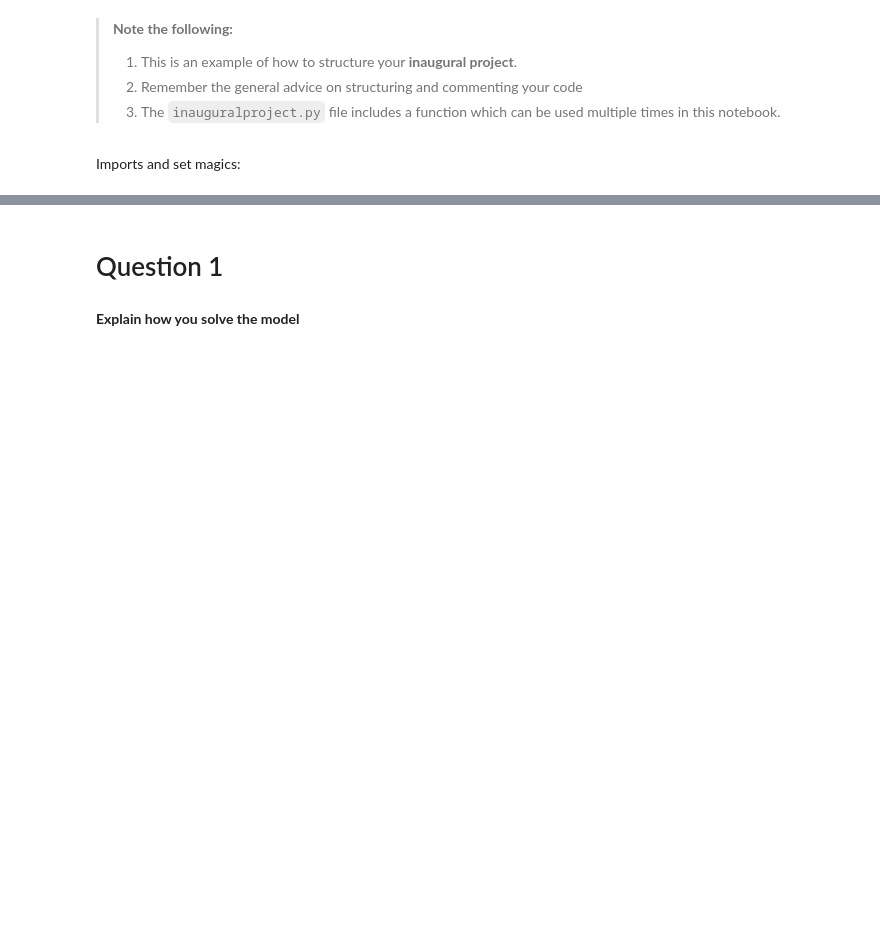
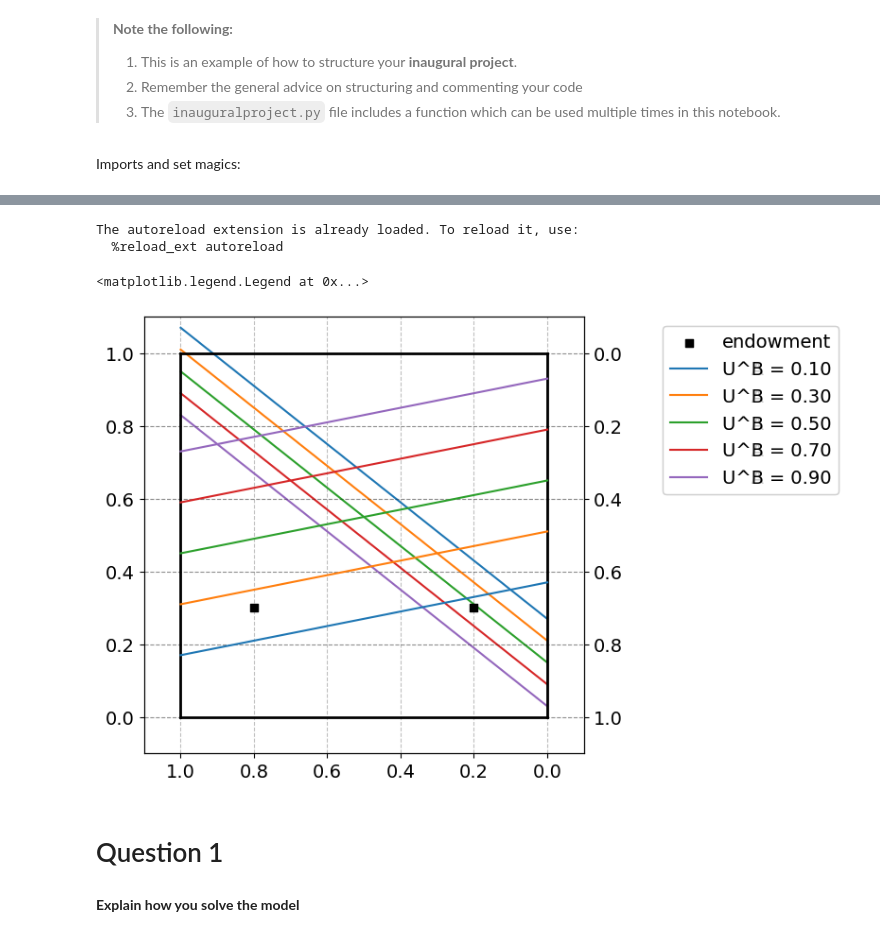
Before and after one commit to NumEconCopenhagen/projects-2024-andy-og-birdy, a Jupyter notebook: inauguralproject/inauguralproject.ipynb, the cells around one changed output, grey strips where cells are left out. Cells and saved outputs as stored; diff of their text form; code cells hidden in the pictures; blank space fills up the shorter version.

Commit message:
updateret

```diff
--- a/inauguralproject/inauguralproject.ipynb
+++ b/inauguralproject/inauguralproject.ipynb
@@ -21,3 +25,25 @@ import inauguralproject
+# %%
+import matplotlib.pyplot as plt
+plt.rcParams.update({"axes.grid":True,"grid.color":"black","grid.alpha":"0.25","grid.linestyle":"--"})
+plt.rcParams.update({'font.size': 14})
+
+%load_ext autoreload
+%autoreload 2
+
+model = ExchangeEconomyClass()
+# %% [output]
+The autoreload extension is already loaded. To reload it, use:
+  %reload_ext autoreload
+# %%
+import matplotlib.pyplot as plt
+plt.rcParams.update({"axes.grid":True,"grid.color":"black","grid.alpha":"0.25","grid.linestyle":"--"})
+plt.rcParams.update({'font.size': 14})
+
+model = ExchangeEconomyClass()
+par = model.par
+# %% [output]
+<matplotlib.legend.Legend at 0x...>
+[figure, added]
 # %% [markdown]
 # Question 1
 # %% [markdown]
```
Also changed, not shown: parts of 1 cell of this notebook, 1 other file.
